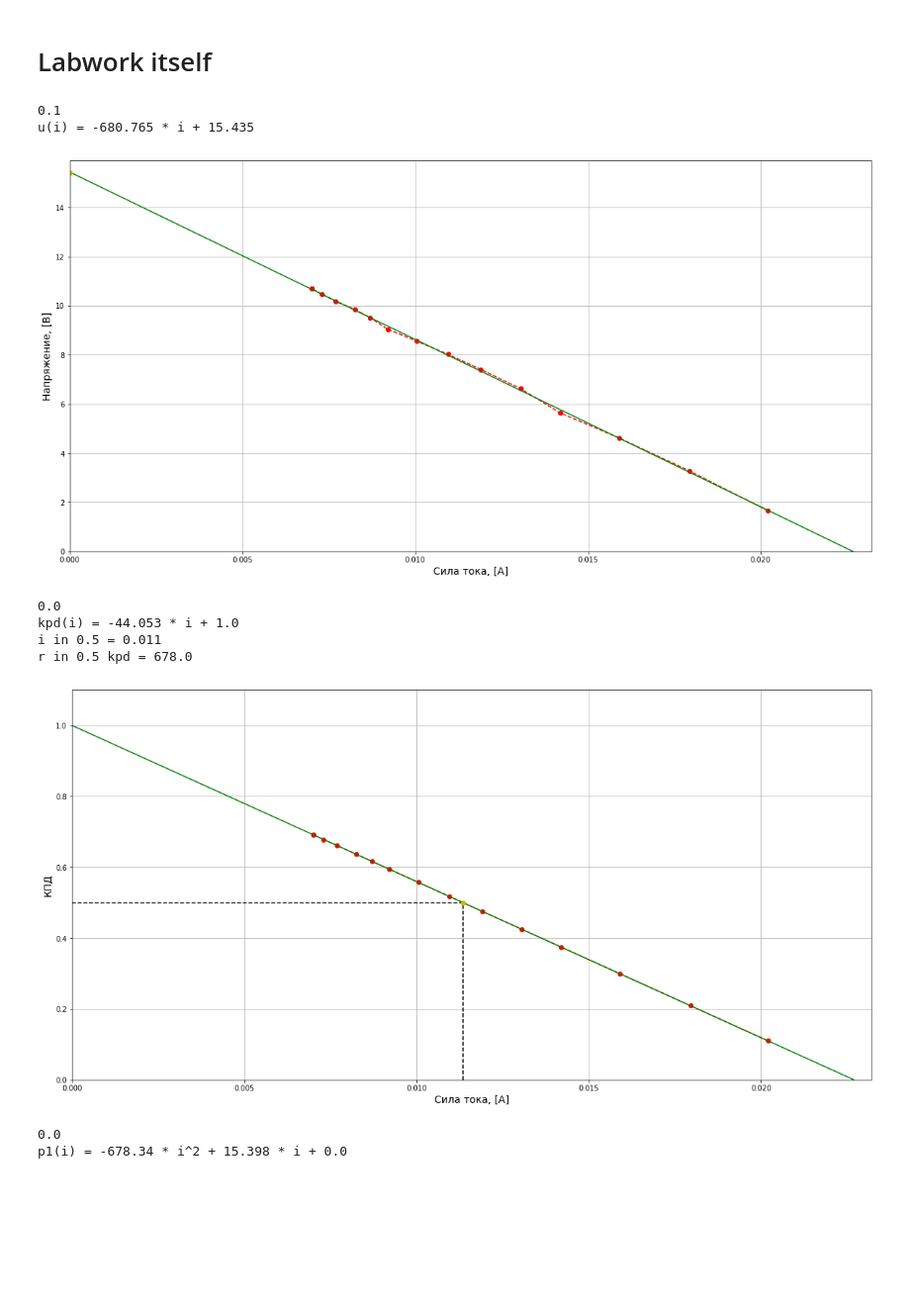
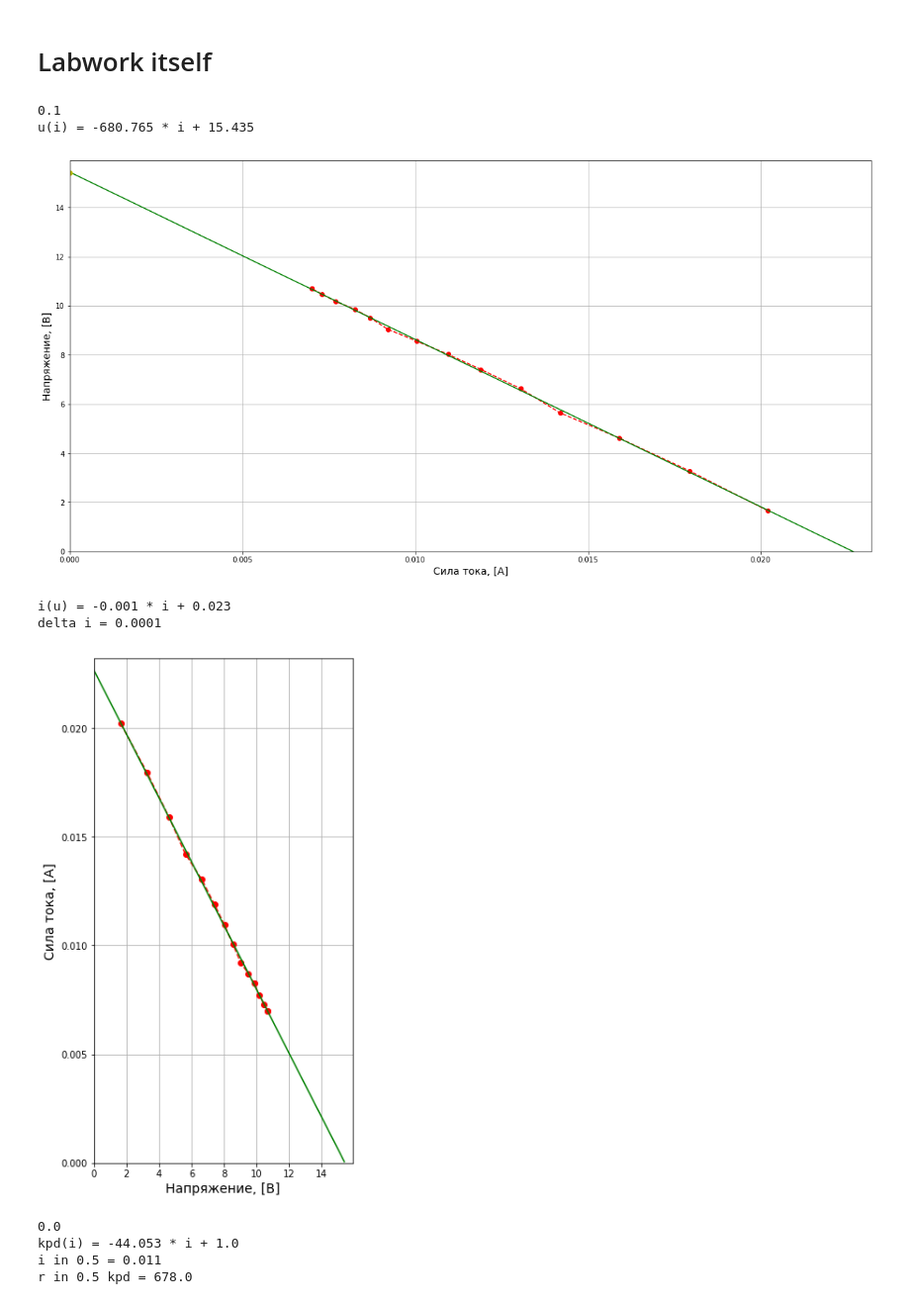
Before and after one commit to johnny-keker/physics, a Jupyter notebook: lab3/lab3.ipynb, the cells around one changed output. Shown: that part at 99% size. Drawn from its saved outputs; the diff is of its cells as text; code cells hidden in the pictures; blank space fills up the shorter version.

Commit message:
[lab3] delta i

```diff
--- a/lab3/lab3.ipynb
+++ b/lab3/lab3.ipynb
@@ -90,9 +90,12 @@ i_mean = [round((i1[i] + i2[i]) / 2, 5) for i in range(len(i1))]
 
 
 linear_u_i = linear_approximation(i_mean, u_mean)
+linear_i_u = linear_approximation(u_mean, i_mean)
 ys_linear_u_i = linear(i_mean, linear_u_i[0], linear_u_i[1])
+ys_linear_i_u = linear(u_mean, linear_i_u[0], linear_i_u[1])
 square_delta_u_i = round(square_deviation(epsilon(u_mean, ys_linear_u_i)), 1)
 print(square_delta_u_i)
+square_delta_i_u = round(square_deviation(epsilon(ys_linear_i_u, i_mean)), 4)
 print(f"u(i) = {round(linear_u_i[0], 3)} * i + {round(linear_u_i[1], 3)}")
 
 epsilon_source = round(linear([0], linear_u_i[0], linear_u_i[1])[0], 1)
@@ -107,6 +110,7 @@ kpd = [round(p1[i] / p[i], 5) for i in range(len(p))]
 #print(f"{p1}\n\n{p2}\n\n{p}\n\n{kpd}")
 
 plot_x = np.array(np.arange(0, i_k, step = 0.00001))
+plot_x_vert = np.array(np.arange(0, epsilon_source, step = 0.00001))
 
 plt.figure(figsize=(20, 10))
 plt.plot(i_mean, u_mean, 'ro--',
@@ -119,6 +123,21 @@ plt.ylabel('Напряжение, [В]', fontsize=14)
 ax = plt.gca()
 ax.set_autoscale_on(False)
 ax.axis([0, i_k + 0.0005, 0, epsilon_source + 0.5])
+plt.grid()
+plt.show()
+
+print(f"i(u) = {round(linear_i_u[0], 3)} * i + {round(linear_i_u[1], 3)}")
+print(f"delta i = {square_delta_i_u}")
+plt.figure(figsize=(5, 10))
+plt.plot(u_mean, i_mean, 'ro--',
+         plot_x_vert, linear(plot_x_vert, linear_i_u[0], linear_i_u[1]), 'g')
+plt.xlabel('Напряжение, [В]', fontsize=14)
+plt.ylabel('Сила тока, [А]', fontsize=14)
+#plt.vlines(i_mean, 0, u_mean, linestyle="dashed")
+#plt.hlines(u_mean, 0, i_mean, linestyle="dashed")
+ax = plt.gca()
+ax.set_autoscale_on(False)
+ax.axis([0, epsilon_source + 0.5, 0, i_k + 0.0005])
 plt.grid()
 plt.show()
 
@@ -208,37 +227,37 @@ ax.set_autoscale_on(False)
 ax.axis([0.006, 0.021, 0.1, 0.33])
 plt.grid()
 plt.show()
 
 p1_max_i = (-square_p1_i[1]) / (2 * square_p1_i[2])
 p1_max = polynomial_second_degree([p1_max_i], square_p1_i[2], square_p1_i[1], square_p1_i[0])
 
 plt.figure(figsize=(20, 10))
 plt.plot(
          plot_x, linear(plot_x, linear_p_i[0], linear_p_i[1]), 'g',
          plot_x, polynomial_second_degree(plot_x, square_p2_i[2], square_p2_i[1], square_p2_i[0]), 'r',
          plot_x, polynomial_second_degree(plot_x, square_p1_i[2], square_p1_i[1], square_p1_i[0]), 'b',
          p1_max_i, p1_max, 'yo',
          i_k, 0.35, 'yo',
          )
          #0.0, epsilon_source, 'yo')
 plt.vlines(i_k, 0, 0.35, linestyle="dashed")
 plt.vlines(p1_max_i, 0, p1_max, linestyle="dashed")
 plt.hlines(p1_max, 0, p1_max_i, linestyle="dashed")
 plt.xlabel('Сила тока, [А]', fontsize=14)
 plt.ylabel('Мощность, [Вт]', fontsize=14)
 ax = plt.gca()
 ax.set_autoscale_on(False)
 ax.axis([0, i_k + 0.0005, 0, 0.4])
 plt.grid()
 plt.show()
 # %% [output]
 0.1
 u(i) = -680.765 * i + 15.435
 [figure]
-0.0
-kpd(i) = -44.053 * i + 1.0
-i in 0.5 = 0.011
-r in 0.5 kpd = 678.0
+i(u) = -0.001 * i + 0.023
+delta i = 0.0001
-[figure, old version]
+[figure, new version]
 0.0
-p1(i) = -678.34 * i^2 + 15.398 * i + 0.0
+kpd(i) = -44.053 * i + 1.0
+i in 0.5 = 0.011
+r in 0.5 kpd = 678.0
```
Also changed, not shown: parts of 1 cell of this notebook.
